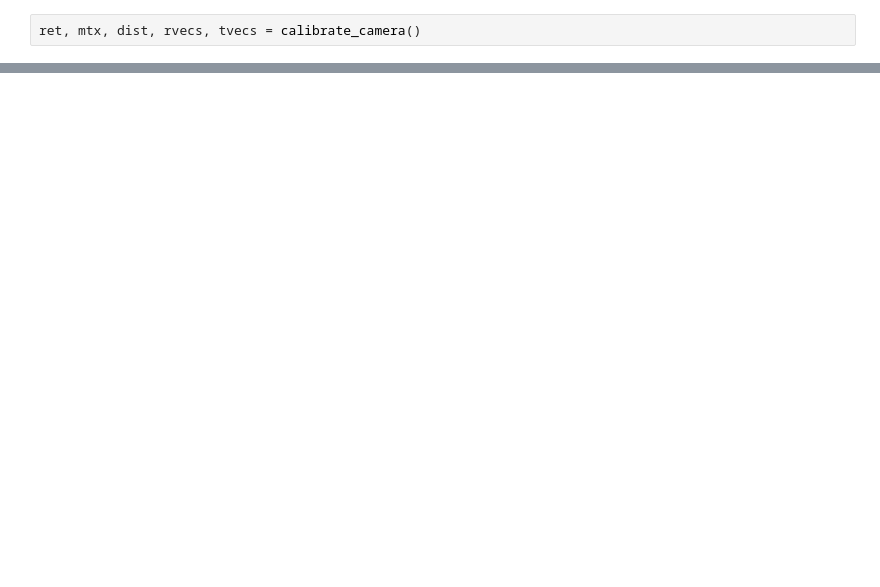
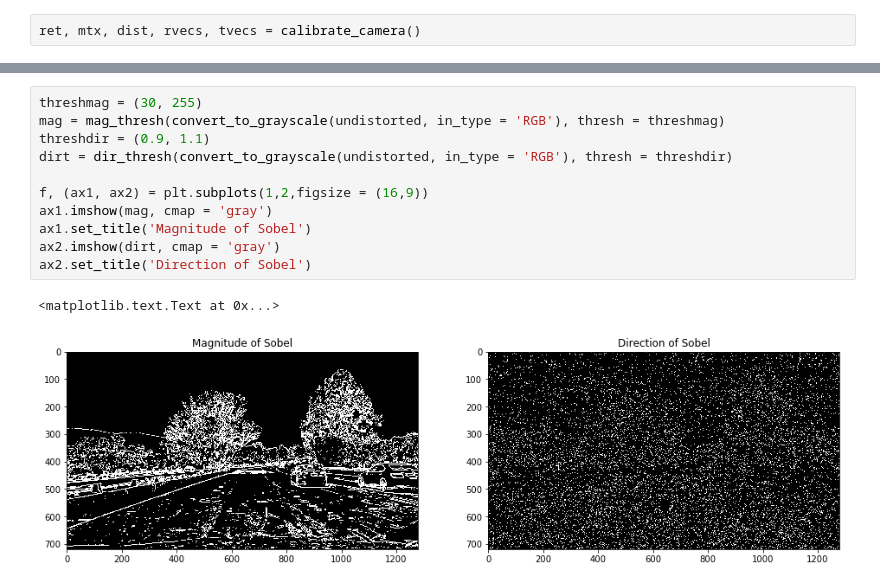
Before and after one commit to rubiruchi/SDND-Advanced_Lane_Finding, a Jupyter notebook: model_testing.ipynb, the cells around one changed output, grey strips where cells are left out. Cells and saved outputs as stored; diff of their text form; blank space fills up the shorter version.

```diff
--- a/model_testing.ipynb
+++ b/model_testing.ipynb
@@ -79,0 +226,14 @@ rvecs
+# %%
+threshmag = (30, 255)
+mag = mag_thresh(convert_to_grayscale(undistorted, in_type = 'RGB'), thresh = threshmag)
+threshdir = (0.9, 1.1)
+dirt = dir_thresh(convert_to_grayscale(undistorted, in_type = 'RGB'), thresh = threshdir)
+
+f, (ax1, ax2) = plt.subplots(1,2,figsize = (16,9))
+ax1.imshow(mag, cmap = 'gray')
+ax1.set_title('Magnitude of Sobel')
+ax2.imshow(dirt, cmap = 'gray')
+ax2.set_title('Direction of Sobel')
+# %% [output]
+<matplotlib.text.Text at 0x...>
+[figure, added]
```
Also changed, not shown: parts of 26 cells of this notebook.
